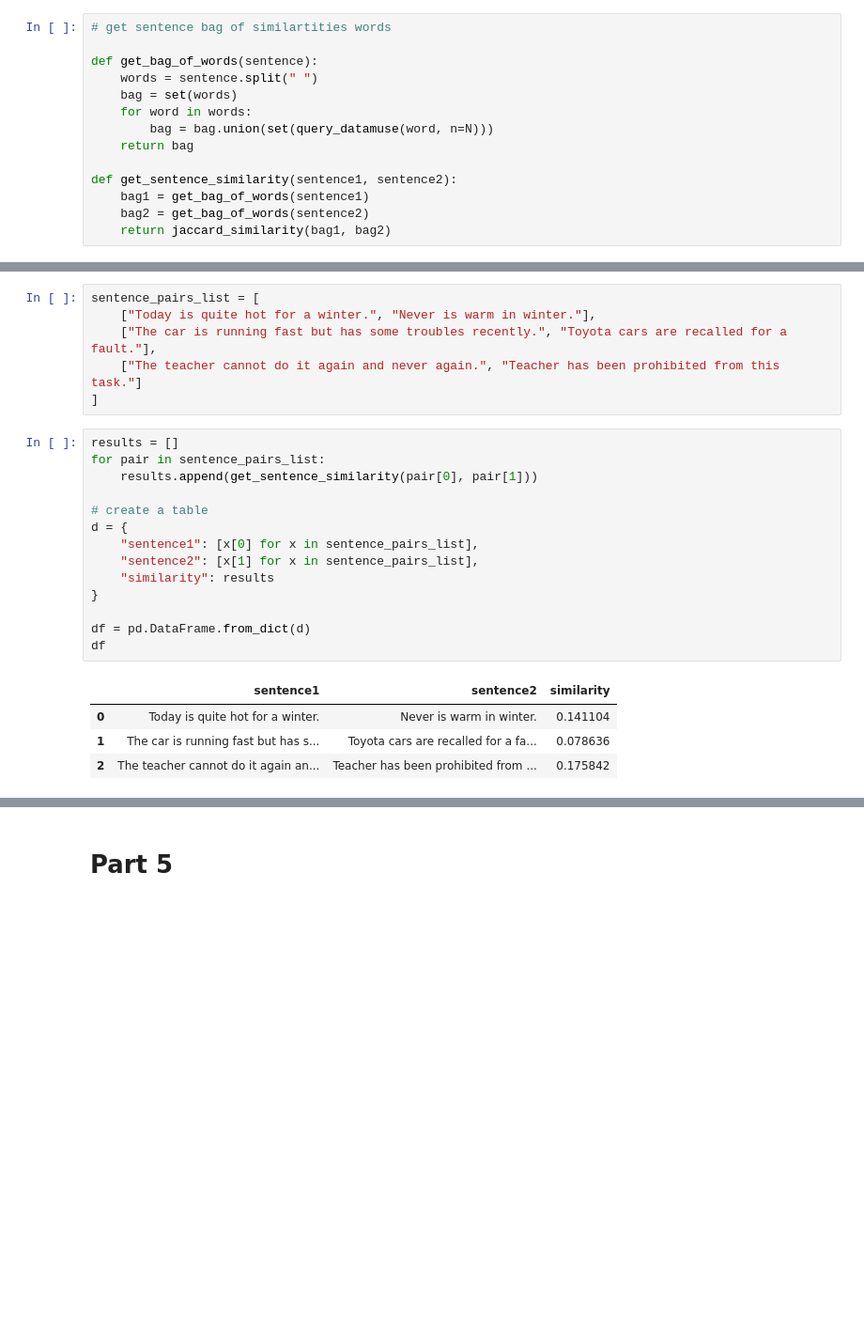
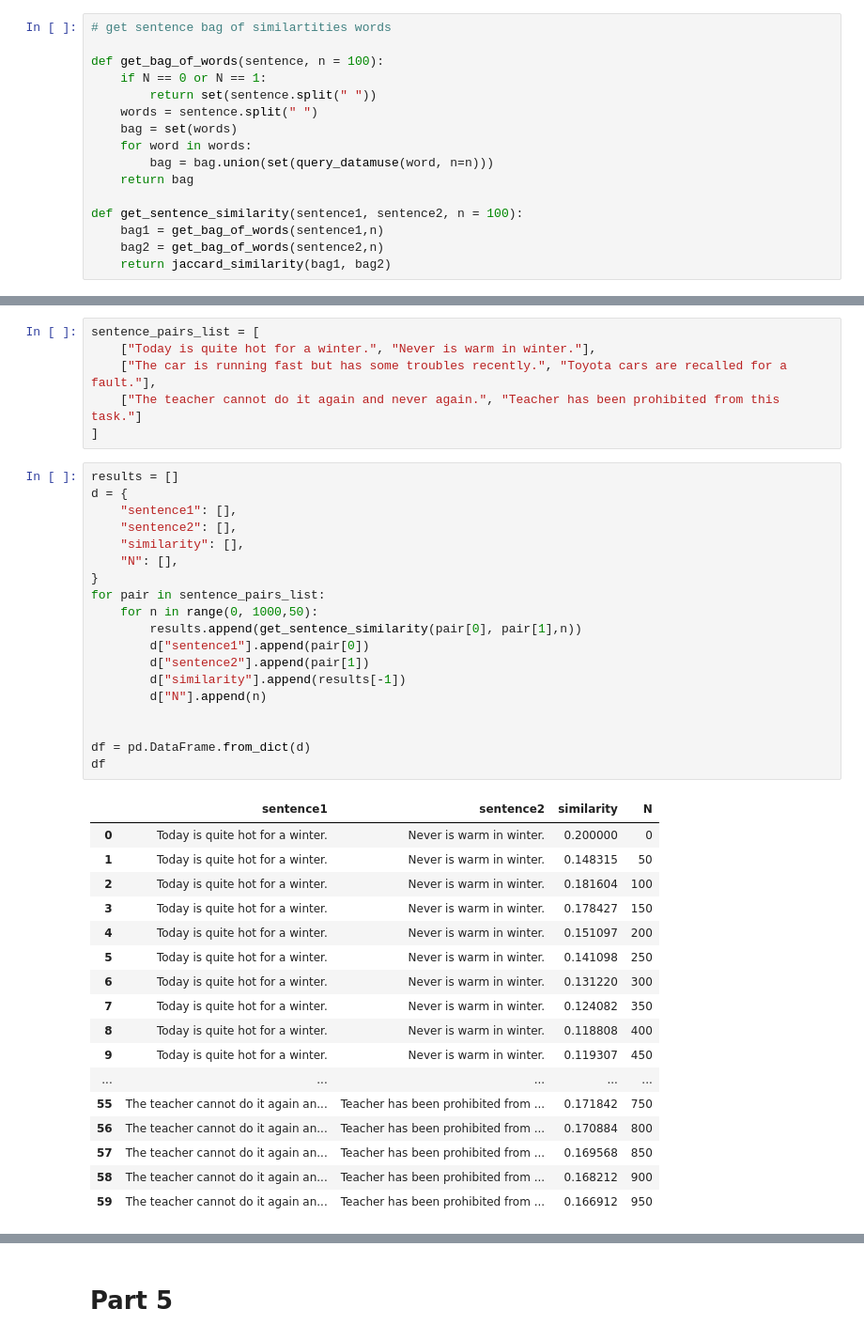
Before and after one commit to illale/lnp-project, a Jupyter notebook: project.ipynb, the cells around one changed output, grey strips where cells are left out. Shown at 94% size. Saved outputs shown, nothing was run; the diff lists cells and outputs as text; blank space fills up the shorter version.

```diff
--- a/project.ipynb
+++ b/project.ipynb
@@ -116,16 +116,18 @@ PearsonRResult(statistic=np.float64(0.49022656405756004), pvalue=np.float64(1.11
 # %%
 # get sentence bag of similartities words
 
-def get_bag_of_words(sentence):
+def get_bag_of_words(sentence, n = 100):
+    if N == 0 or N == 1:
+        return set(sentence.split(" "))
     words = sentence.split(" ")
     bag = set(words)
     for word in words:
-        bag = bag.union(set(query_datamuse(word, n=N)))
+        bag = bag.union(set(query_datamuse(word, n=n)))
     return bag
 
-def get_sentence_similarity(sentence1, sentence2):
-    bag1 = get_bag_of_words(sentence1)
-    bag2 = get_bag_of_words(sentence2)
+def get_sentence_similarity(sentence1, sentence2, n = 100):
+    bag1 = get_bag_of_words(sentence1,n)
+    bag2 = get_bag_of_words(sentence2,n)
     return jaccard_similarity(bag1, bag2)
 # %% [markdown]
 # Part 4
@@ -137,20 +139,38 @@ sentence_pairs_list = [
 ]
 # %%
 results = []
+d = {
+    "sentence1": [],
+    "sentence2": [],
+    "similarity": [],
+    "N": [],
+}
 for pair in sentence_pairs_list:
-    results.append(get_sentence_similarity(pair[0], pair[1]))
+    for n in range(0, 1000,50):
+        results.append(get_sentence_similarity(pair[0], pair[1],n))
+        d["sentence1"].append(pair[0])
+        d["sentence2"].append(pair[1])
+        d["similarity"].append(results[-1])
+        d["N"].append(n)
 
-# create a table
-d = {
-    "sentence1": [x[0] for x in sentence_pairs_list],
-    "sentence2": [x[1] for x in sentence_pairs_list],
-    "similarity": results
-}
 
 df = pd.DataFrame.from_dict(d)
 df
 # %% [output]
-|  | sentence1 | sentence2 | similarity |
-| 0 | Today is quite hot for a winter. | Never is warm in winter. | 0.141104 |
-| 1 | The car is running fast but has s... | Toyota cars are recalled for a fa... | 0.078636 |
-| 2 | The teacher cannot do it again an... | Teacher has been prohibited from ... | 0.175842 |
+|  | sentence1 | sentence2 | similarity | N |
+| 0 | Today is quite hot for a winter. | Never is warm in winter. | 0.200000 | 0 |
+| 1 | Today is quite hot for a winter. | Never is warm in winter. | 0.148315 | 50 |
+| 2 | Today is quite hot for a winter. | Never is warm in winter. | 0.181604 | 100 |
+| 3 | Today is quite hot for a winter. | Never is warm in winter. | 0.178427 | 150 |
+| 4 | Today is quite hot for a winter. | Never is warm in winter. | 0.151097 | 200 |
+| 5 | Today is quite hot for a winter. | Never is warm in winter. | 0.141098 | 250 |
+| 6 | Today is quite hot for a winter. | Never is warm in winter. | 0.131220 | 300 |
+| 7 | Today is quite hot for a winter. | Never is warm in winter. | 0.124082 | 350 |
+| 8 | Today is quite hot for a winter. | Never is warm in winter. | 0.118808 | 400 |
+| 9 | Today is quite hot for a winter. | Never is warm in winter. | 0.119307 | 450 |
+| ... | ... | ... | ... | ... |
+| 55 | The teacher cannot do it again an... | Teacher has been prohibited from ... | 0.171842 | 750 |
+| 56 | The teacher cannot do it again an... | Teacher has been prohibited from ... | 0.170884 | 800 |
+| 57 | The teacher cannot do it again an... | Teacher has been prohibited from ... | 0.169568 | 850 |
+| 58 | The teacher cannot do it again an... | Teacher has been prohibited from ... | 0.168212 | 900 |
+| 59 | The teacher cannot do it again an... | Teacher has been prohibited from ... | 0.166912 | 950 |
```
Also changed, not shown: parts of 9 cells of this notebook, 4 other files.
